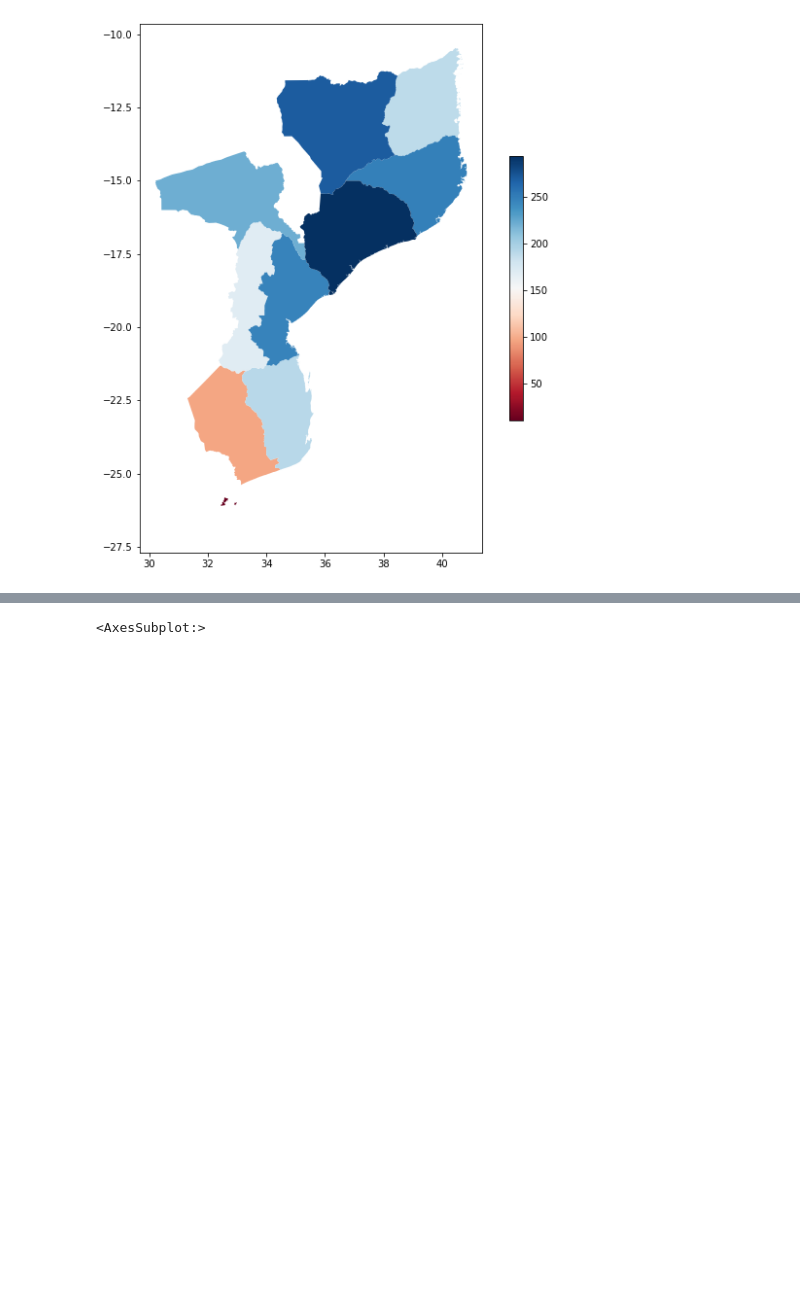
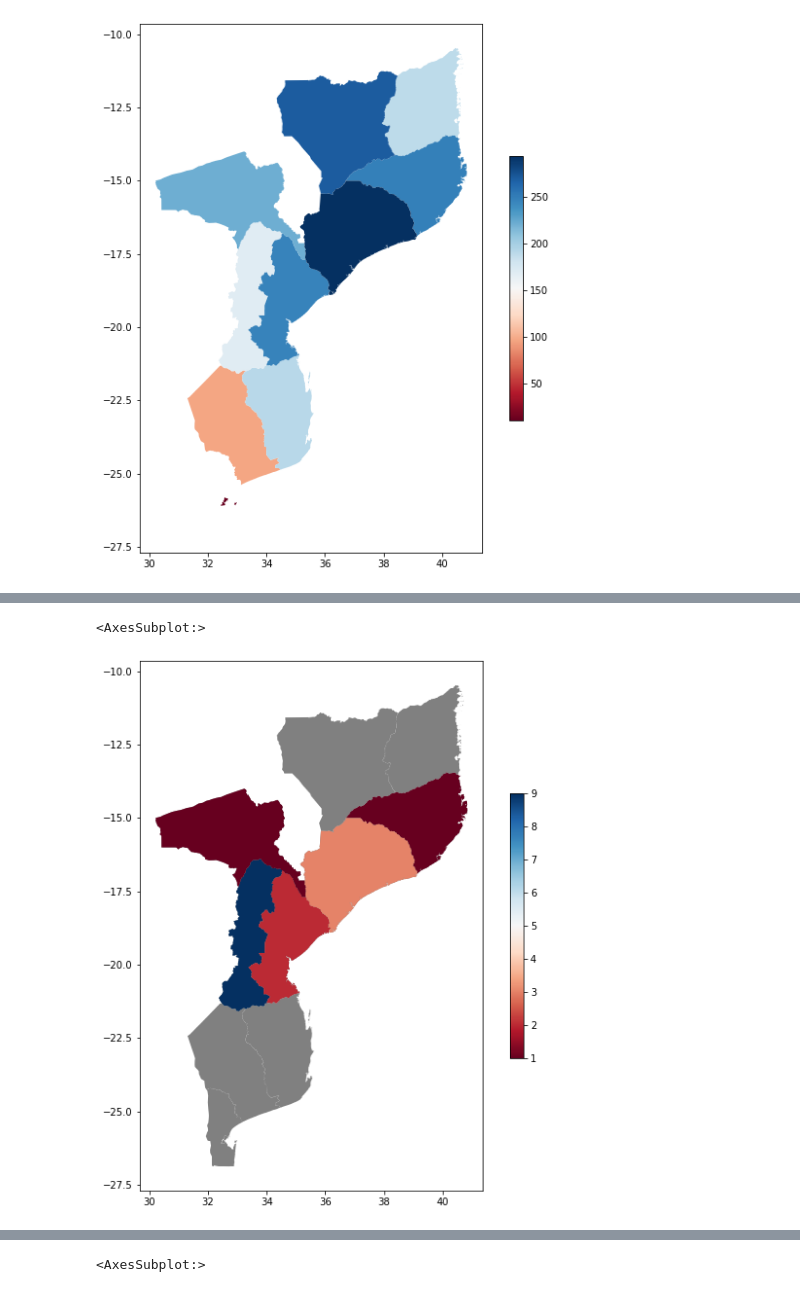
Before and after one commit to FSnRSgroup-studentprjs/water_dis22_ss22, a Jupyter notebook: DHS_Api/DHS_Api.ipynb, the cells around one changed output, grey strips where cells are left out. Drawn from its saved outputs; the diff is of its cells as text; code cells hidden in the pictures; blank space fills up the shorter version.

```diff
--- a/DHS_Api/DHS_Api.ipynb
+++ b/DHS_Api/DHS_Api.ipynb
@@ -380,0 +433,7 @@ eaMoza.plot(ax=aax, cmap='RdBu', column='elementary_access', legend=True, legend
+# %%
+fig, ax = plt.subplots(figsize=(10,10))
+mozambique.plot(ax=ax, color='grey')
+oaMoza.plot(ax=ax, cmap='RdBu', column='other', legend=True, legend_kwds={'shrink':0.5})
+# %% [output]
+<AxesSubplot:>
+[figure, added]
```
Also changed, not shown: parts of 31 cells of this notebook.
